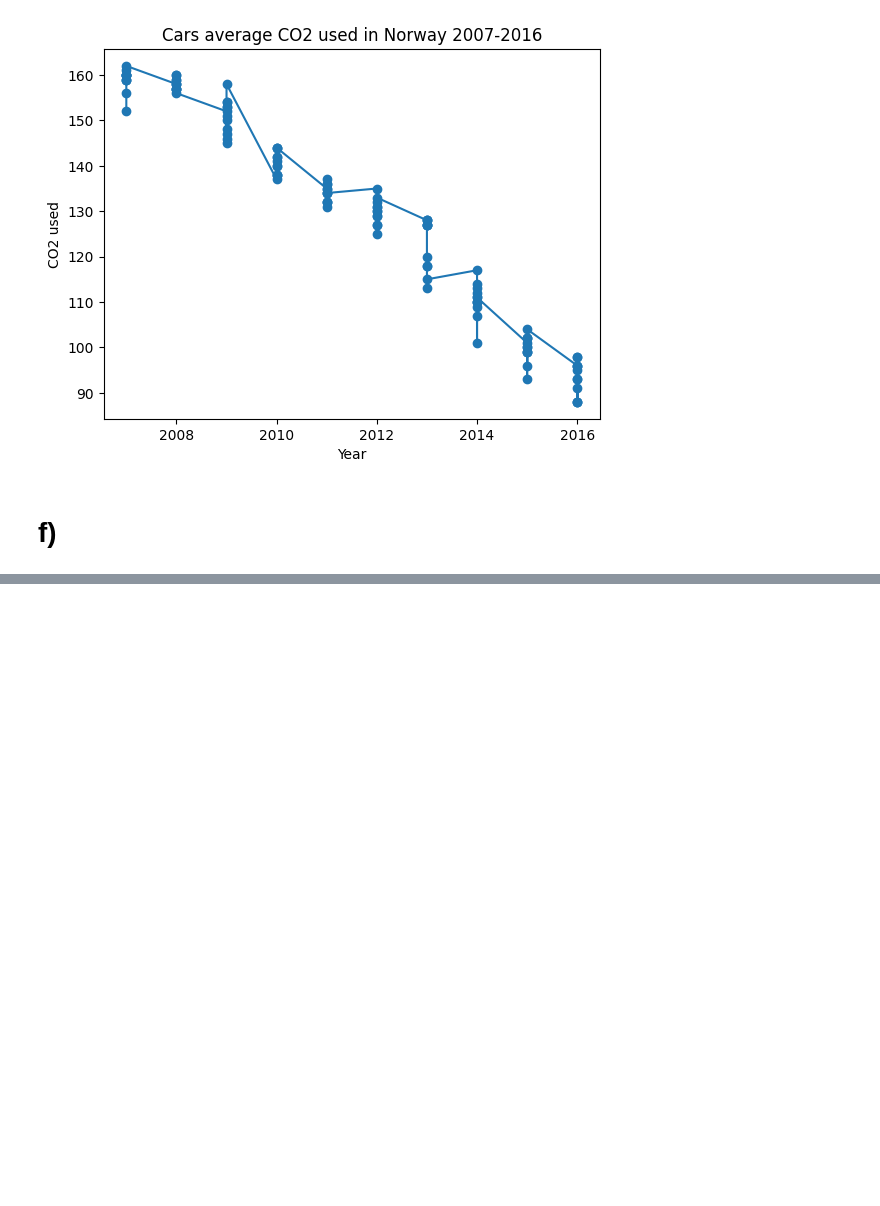
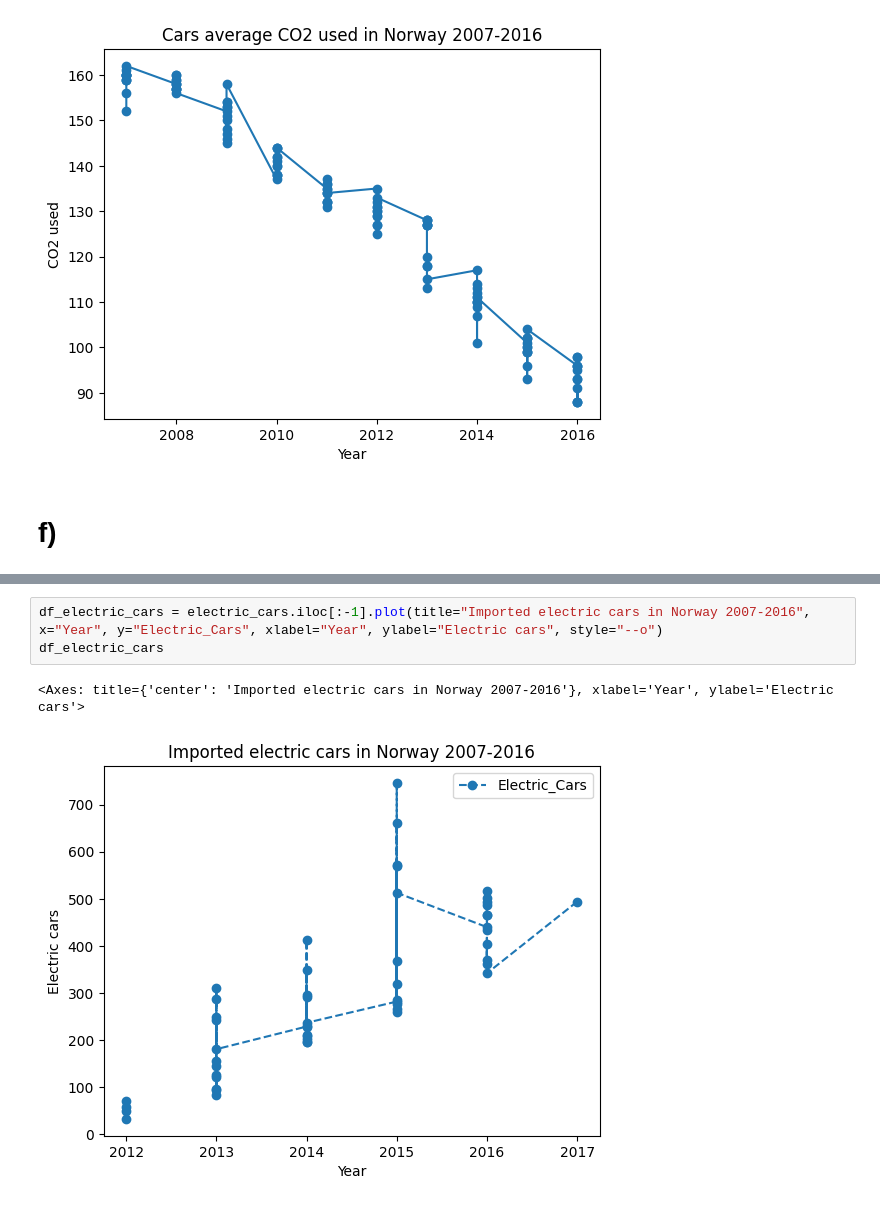
Before and after one commit to AndresTrujillo1811-bit/data_visualization_andres_trujillo_de24, a Jupyter notebook: exercises/exercise0.ipynb, the cells around one changed output, grey strips where cells are left out. Drawn from its saved outputs; the diff is of its cells as text; blank space fills up the shorter version.

```diff
--- a/exercises/exercise0.ipynb
+++ b/exercises/exercise0.ipynb
@@ -487,0 +546,6 @@ plt.show()
+# %%
+df_electric_cars = electric_cars.iloc[:-1].plot(title="Imported electric cars in Norway 2007-2016", x="Year", y="Electric_Cars", xlabel="Year", ylabel="Electric cars", style="--o")
+df_electric_cars
+# %% [output]
+<Axes: title={'center': 'Imported electric cars in Norway 2007-2016'}, xlabel='Year', ylabel='Electric cars'>
+[figure, added]
```
Also changed, not shown: parts of 13 cells of this notebook, 9 other files.
